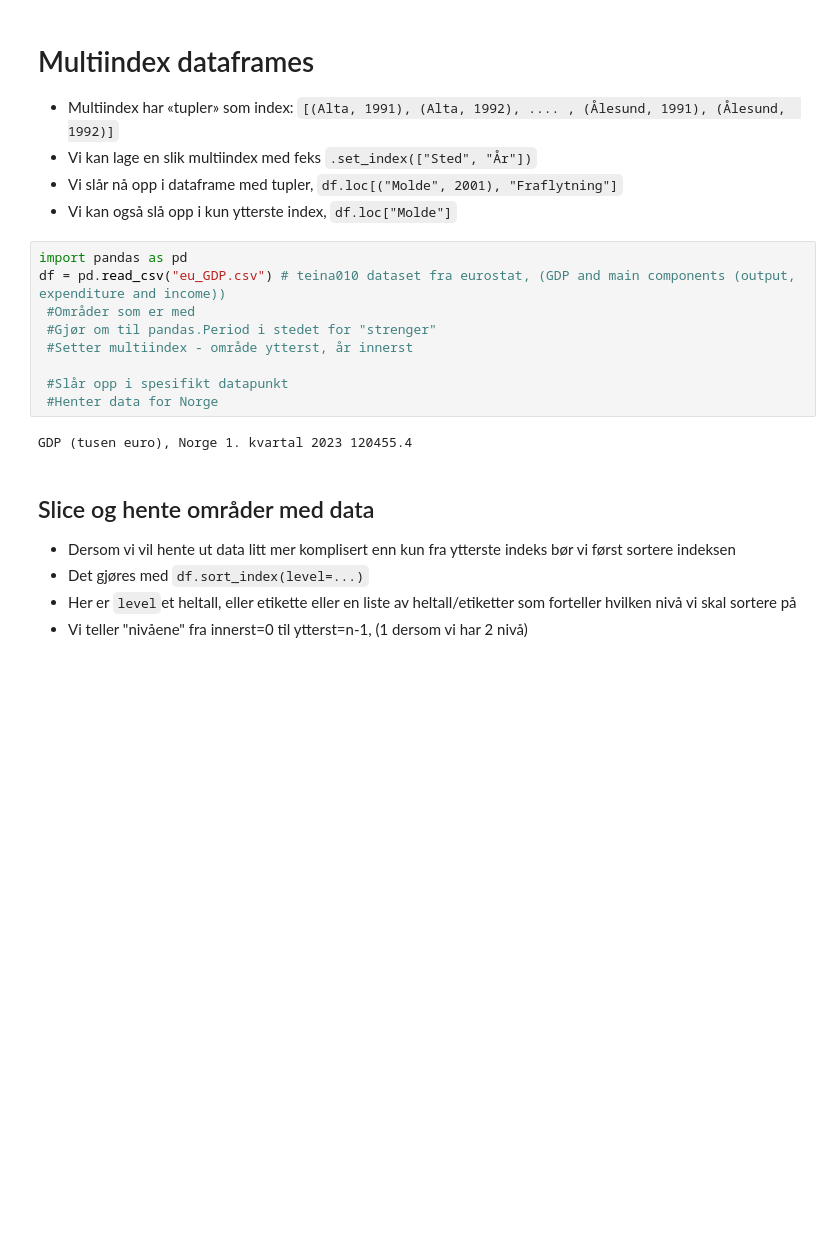
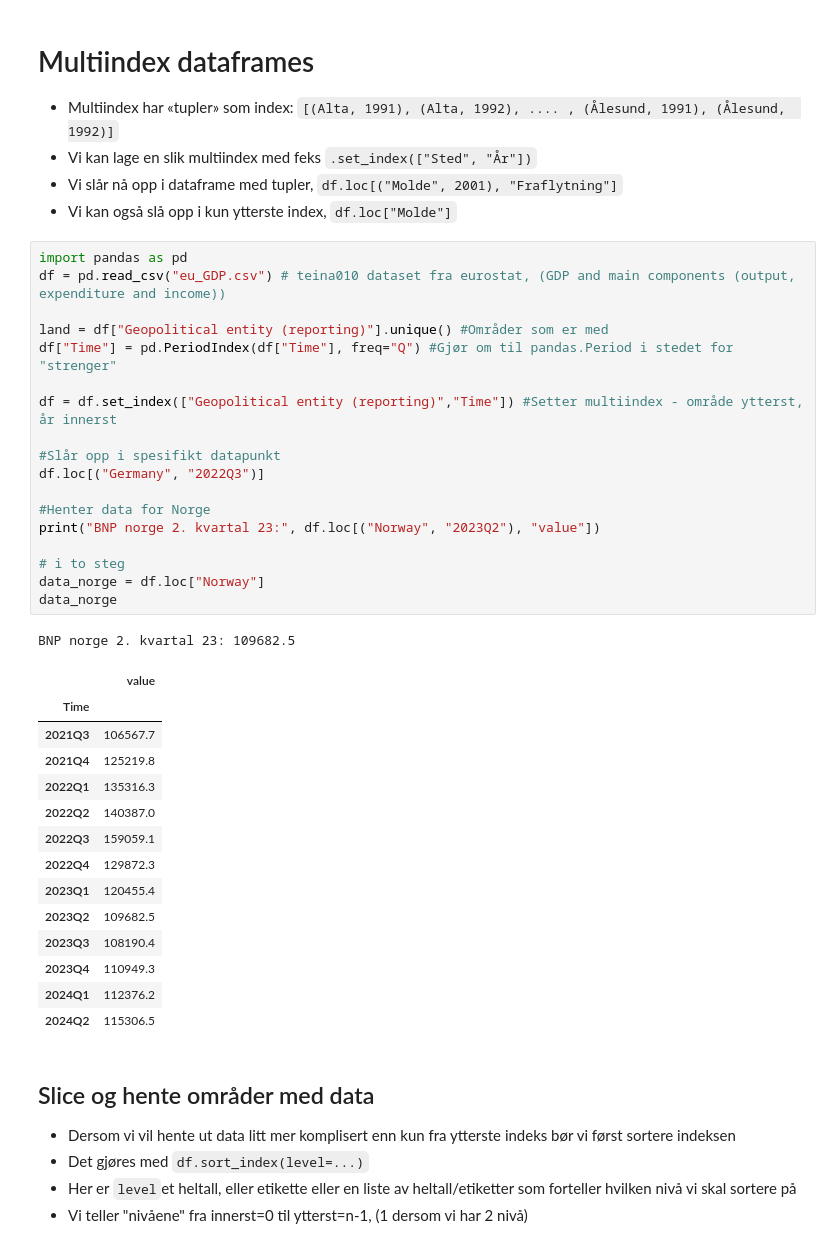
Before and after one commit to jonasjul/IIRA2001H24, a Jupyter notebook: 10-Avansert-Pandas-API-requests/Avansert-Pandas-JH.ipynb, the cells around one changed output. Cells and saved outputs as stored; diff of their text form; blank space fills up the shorter version.

```diff
--- a/10-Avansert-Pandas-API-requests/Avansert-Pandas-JH.ipynb
+++ b/10-Avansert-Pandas-API-requests/Avansert-Pandas-JH.ipynb
@@ -16,14 +16,37 @@ Vi har nå vært igjennom basics med pandas. Det er veldig mye du kan gjøre med
 # %%
 import pandas as pd
 df = pd.read_csv("eu_GDP.csv") # teina010 dataset fra eurostat, (GDP and main components (output, expenditure and income))
- #Områder som er med
- #Gjør om til pandas.Period i stedet for "strenger"
- #Setter multiindex - område ytterst, år innerst
 
- #Slår opp i spesifikt datapunkt
- #Henter data for Norge
+land = df["Geopolitical entity (reporting)"].unique() #Områder som er med
+df["Time"] = pd.PeriodIndex(df["Time"], freq="Q") #Gjør om til pandas.Period i stedet for "strenger"
+
+df = df.set_index(["Geopolitical entity (reporting)","Time"]) #Setter multiindex - område ytterst, år innerst
+
+#Slår opp i spesifikt datapunkt
+df.loc[("Germany", "2022Q3")]
+
+#Henter data for Norge
+print("BNP norge 2. kvartal 23:", df.loc[("Norway", "2023Q2"), "value"])
+
+# i to steg
+data_norge = df.loc["Norway"]
+data_norge
 # %% [output]
-GDP (tusen euro), Norge 1. kvartal 2023 120455.4
+BNP norge 2. kvartal 23: 109682.5
+|  | value |
+| Time |  |
+| 2021Q3 | 106567.7 |
+| 2021Q4 | 125219.8 |
+| 2022Q1 | 135316.3 |
+| 2022Q2 | 140387.0 |
+| 2022Q3 | 159059.1 |
+| 2022Q4 | 129872.3 |
+| 2023Q1 | 120455.4 |
+| 2023Q2 | 109682.5 |
+| 2023Q3 | 108190.4 |
+| 2023Q4 | 110949.3 |
+| 2024Q1 | 112376.2 |
+| 2024Q2 | 115306.5 |
 # %% [markdown]
 ## Slice og hente områder med data
 * Dersom vi vil hente ut data litt mer komplisert enn kun fra ytterste indeks bør vi først sortere indeksen
```
Also changed, not shown: parts of 7 cells of this notebook, 1 other file.
